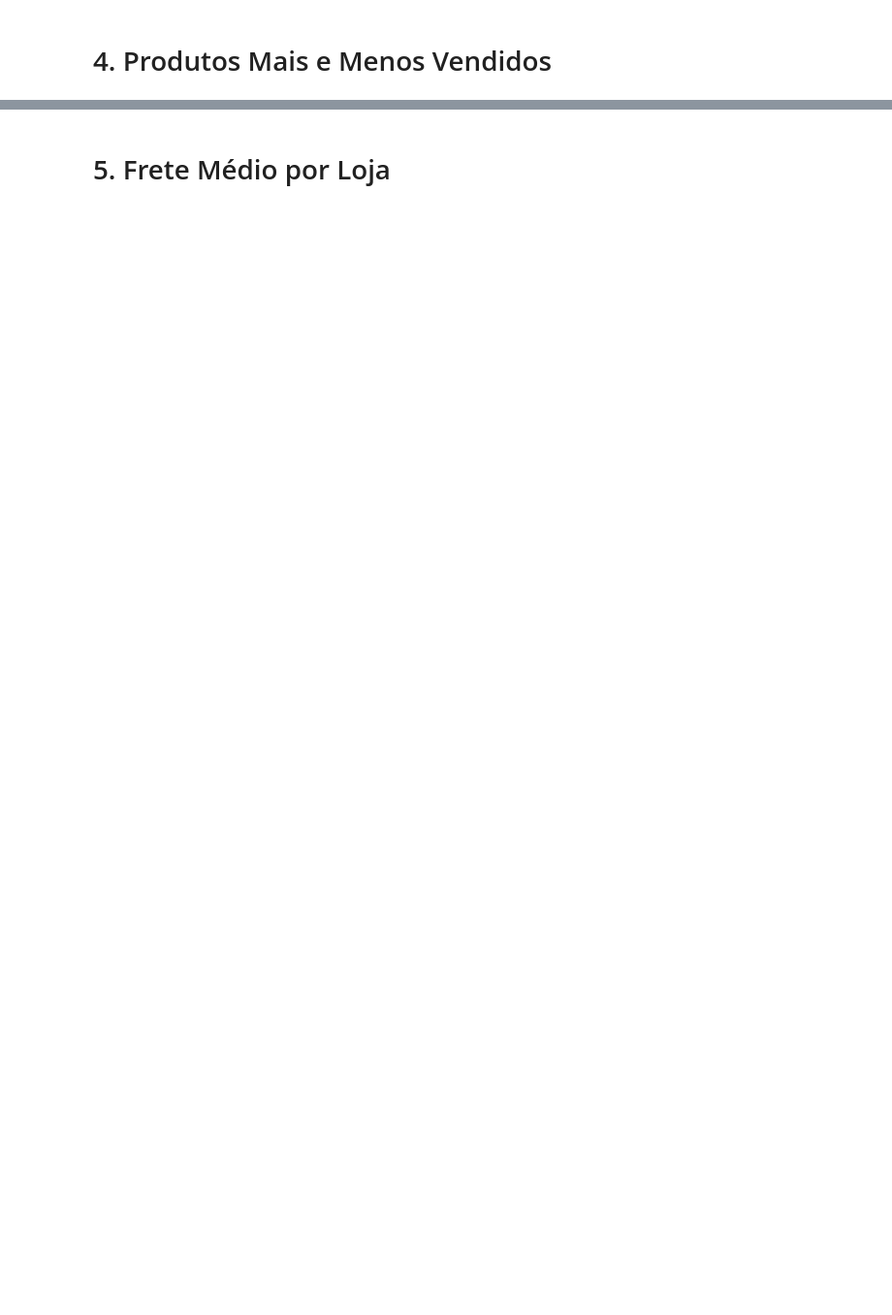
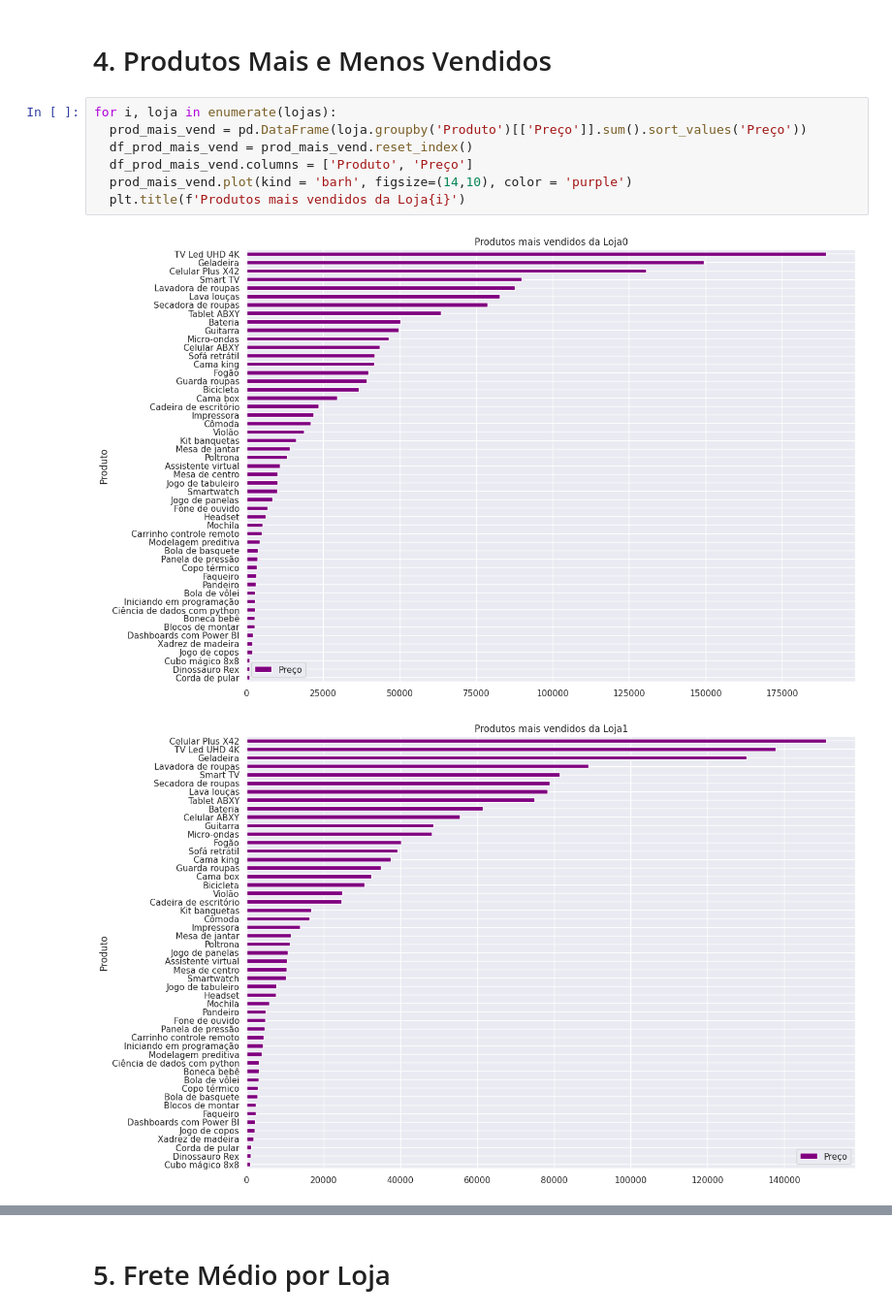
Before and after one commit to Housenkan/ChallengeAluraStore, a Jupyter notebook: AluraStoreBr.ipynb, the cells around one changed output, grey strips where cells are left out. Shown at 97% size. Cells and saved outputs as stored; diff of their text form; blank space fills up the shorter version.

Commit message:
Atualização - Produtos Mais e Menos vendidos

```diff
--- a/AluraStoreBr.ipynb
+++ b/AluraStoreBr.ipynb
@@ -164,2 +174,12 @@ plt.show()
 # %% [markdown]
 # 4. Produtos Mais e Menos Vendidos
+# %%
+for i, loja in enumerate(lojas):
+  prod_mais_vend = pd.DataFrame(loja.groupby('Produto')[['Preço']].sum().sort_values('Preço'))
+  df_prod_mais_vend = prod_mais_vend.reset_index()
+  df_prod_mais_vend.columns = ['Produto', 'Preço']
+  prod_mais_vend.plot(kind = 'barh', figsize=(14,10), color = 'purple')
+  plt.title(f'Produtos mais vendidos da Loja{i}')
+# %% [output]
+[figure, added]
+[figure, added]
```
Also changed, not shown: parts of 4 cells of this notebook.
